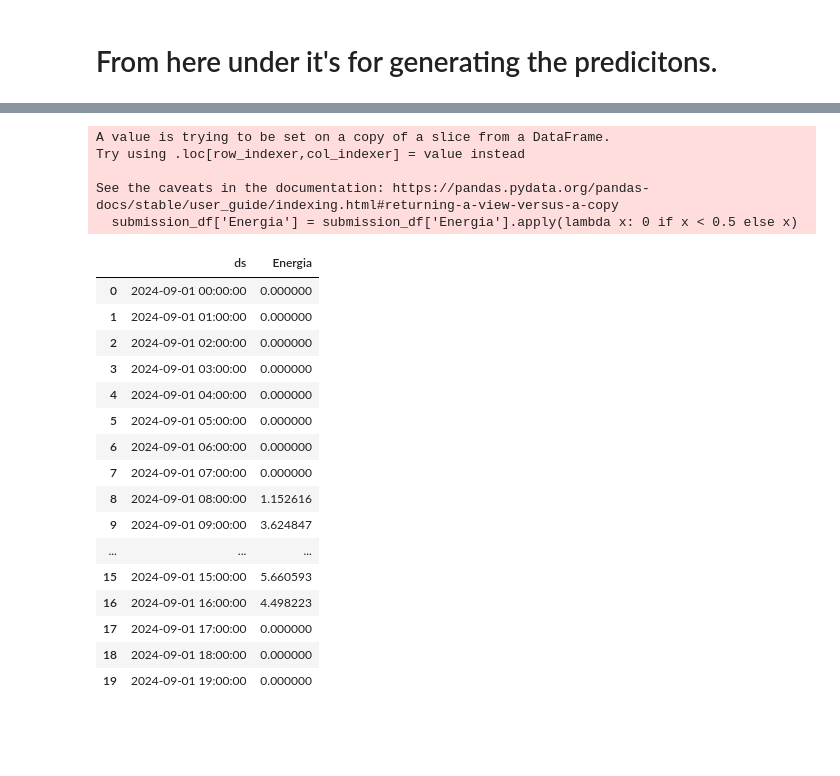
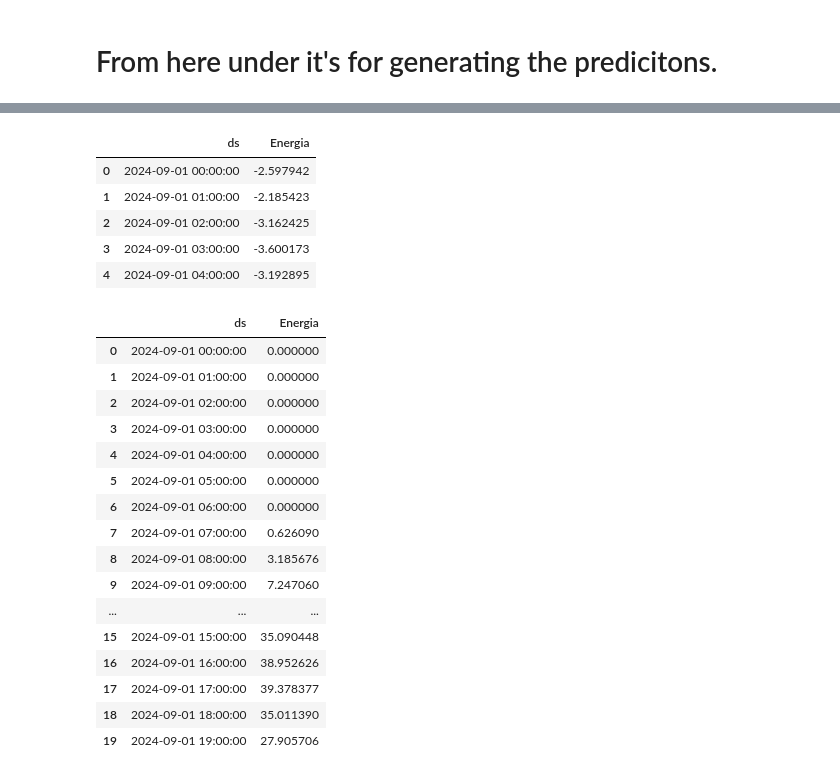
Before and after one commit to Daryox/Repsol-Datathon, a Jupyter notebook: generationLSTM.ipynb, the cells around one changed output, grey strips where cells are left out. Drawn from its saved outputs; the diff is of its cells as text; code cells hidden in the pictures; blank space fills up the shorter version.

Commit message:
LSTM Model completed
LSTM with MAE of less than 12 uploaded and completed

```diff
--- a/generationLSTM.ipynb
+++ b/generationLSTM.ipynb
@@ -402,0 +493,32 @@ last_known_data = df[df['ds'] >= '2024-08-31'].copy()
+# %%
+def predict_future_values(model, future_df, seq_length):
+    model.eval()
+    future_df = future_df.drop(["ds"], axis=1)  # Drop the timestamp column
+    last_seq = future_df.iloc[-seq_length:].values  # Get the last sequence
+    last_seq = torch.tensor(last_seq, dtype=torch.float32).unsqueeze(0)  # Convert to tensor and add batch dimension
+
+    predictions = []
+    for _ in range(len(future_df)):
+        with torch.no_grad():
+            pred = model(last_seq).item()  # Predict the next value
+            predictions.append(pred)
+
+        # Update the sequence for the next prediction
+        new_row = last_seq[:, 1:, :].clone()  # Shift left
+        new_features = torch.tensor(future_df.iloc[_].values, dtype=torch.float32).unsqueeze(0).unsqueeze(0)
+        last_seq = torch.cat((new_row, new_features), dim=1)
+
+    # Convert predictions back from normalized scale
+    predictions = np.array(predictions).reshape(-1, 1)
+
+    predictions_original_scale = scalers["y"].inverse_transform(np.array(predictions).reshape(-1, 1))
+
+    return predictions_original_scale
+# %%
+future_predictions = predict_future_values(model, future_df, seq_length)
+
+# Plot future predictions
+plt.plot(future_predictions, label="Forecasted Energy Production")
+plt.legend()
+plt.show()
+future_predictions
@@ -403,39 +544,44 @@ last_known_data = df[df['ds'] >= '2024-08-31'].copy()
+# %%
+submission_df = pd.DataFrame(columns=['ds', 'Energia'])
+submission_df['ds'] = future_df["ds"]
+submission_df['Energia'] = future_predictions
+submission_df.head()
+# %% [output]
+|  | ds | Energia |
+| 0 | 2024-09-01 00:00:00 | -2.597942 |
+| 1 | 2024-09-01 01:00:00 | -2.185423 |
+| 2 | 2024-09-01 02:00:00 | -3.162425 |
+| 3 | 2024-09-01 03:00:00 | -3.600173 |
+| 4 | 2024-09-01 04:00:00 | -3.192895 |
 # %%
-# Keep only the required columns for submission
-submission_df = future_df[['ds', 'Energia']]
-
-# Save as CSV
 submission_filename = 'Challenge1_GroupX.csv'  # Replace 'GroupX' with your team name if needed
 
 #print(f"✅ Submission file saved as '{submission_filename}'")
+pd.options.display.float_format = "{:.6f}".format
+
 
 # Clip the values of 'Energia' column lower than 0.5 to 0
 submission_df['Energia'] = submission_df['Energia'].apply(lambda x: 0 if x < 0.5 else x)
-submission_df.to_csv(submission_filename, index=False)
+submission_df.to_csv(submission_filename, index=False, sep=";", decimal=",")
 submission_df.head(20)
 # %% [output]
-A value is trying to be set on a copy of a slice from a DataFrame.
-Try using .loc[row_indexer,col_indexer] = value instead
-
-See the caveats in the documentation: https://pandas.pydata.org/pandas-docs/stable/user_guide/indexing.html#returning-a-view-versus-a-copy
-  submission_df['Energia'] = submission_df['Energia'].apply(lambda x: 0 if x < 0.5 else x)
 |  | ds | Energia |
 | 0 | 2024-09-01 00:00:00 | 0.000000 |
 | 1 | 2024-09-01 01:00:00 | 0.000000 |
 | 2 | 2024-09-01 02:00:00 | 0.000000 |
 | 3 | 2024-09-01 03:00:00 | 0.000000 |
 | 4 | 2024-09-01 04:00:00 | 0.000000 |
 | 5 | 2024-09-01 05:00:00 | 0.000000 |
 | 6 | 2024-09-01 06:00:00 | 0.000000 |
-| 7 | 2024-09-01 07:00:00 | 0.000000 |
-| 8 | 2024-09-01 08:00:00 | 1.152616 |
-| 9 | 2024-09-01 09:00:00 | 3.624847 |
+| 7 | 2024-09-01 07:00:00 | 0.626090 |
+| 8 | 2024-09-01 08:00:00 | 3.185676 |
+| 9 | 2024-09-01 09:00:00 | 7.247060 |
 | ... | ... | ... |
-| 15 | 2024-09-01 15:00:00 | 5.660593 |
-| 16 | 2024-09-01 16:00:00 | 4.498223 |
-| 17 | 2024-09-01 17:00:00 | 0.000000 |
-| 18 | 2024-09-01 18:00:00 | 0.000000 |
-| 19 | 2024-09-01 19:00:00 | 0.000000 |
+| 15 | 2024-09-01 15:00:00 | 35.090448 |
+| 16 | 2024-09-01 16:00:00 | 38.952626 |
+| 17 | 2024-09-01 17:00:00 | 39.378377 |
+| 18 | 2024-09-01 18:00:00 | 35.011390 |
+| 19 | 2024-09-01 19:00:00 | 27.905706 |
 # %%
 import matplotlib.pyplot as plt
 
```
Also changed, not shown: parts of 22 cells of this notebook, 1 other file.
